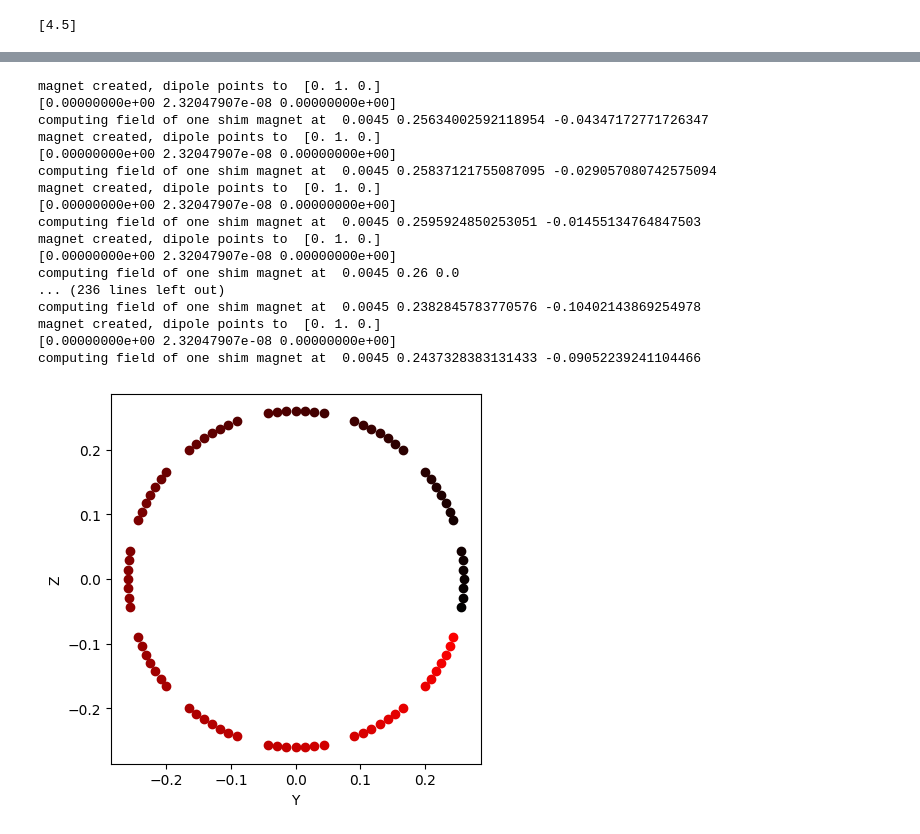
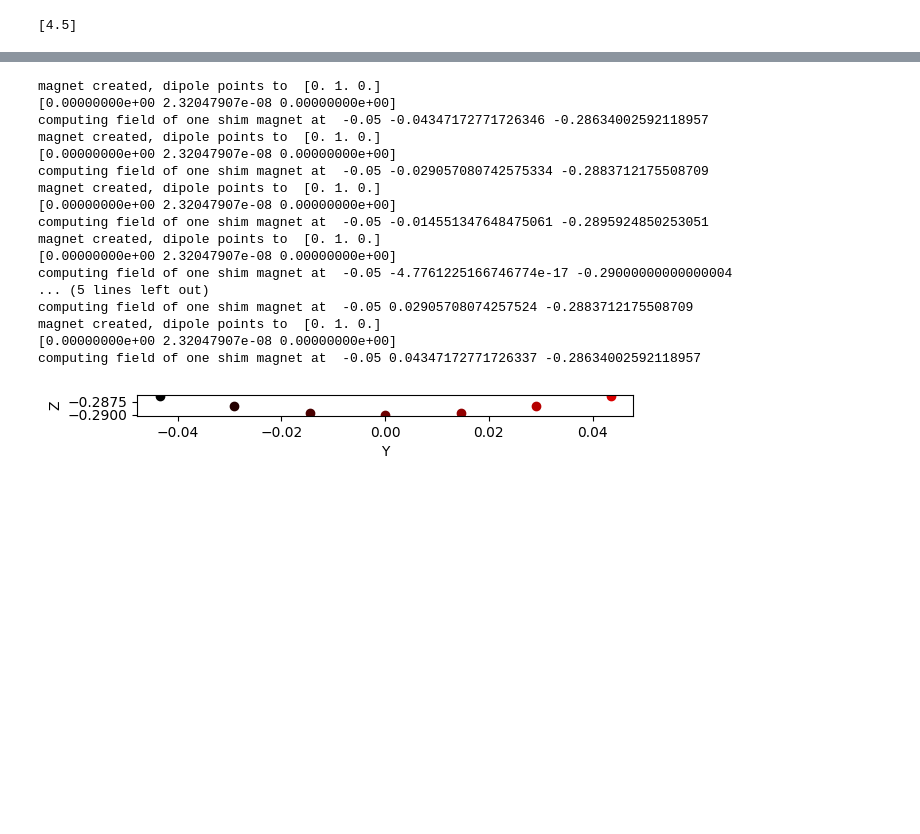
Before and after one commit to rst030/cosi-measure, a Jupyter notebook: Software/COSI2/test_BANANA_1_INSERT_.ipynb, the cells around one changed output, grey strips where cells are left out. Saved outputs shown, nothing was run; the diff lists cells and outputs as text; code cells hidden in the pictures; blank space fills up the shorter version.

```diff
--- a/Software/COSI2/test_BANANA_1_INSERT_.ipynb
+++ b/Software/COSI2/test_BANANA_1_INSERT_.ipynb
@@ -38,12 +38,12 @@ print(r_centered_rotated_shifted)
 
 import numpy as np
 import b0
-b0map_iter1 = b0.b0()
+b0map_banana = b0.b0()
 #filename_to_import_csv_data_from = r'./data/240731/newinit_norings_240812_bvals_shifted.csv'
-filename_to_import_csv_data_from = r'./data/240619/Thursday_ball_R120_12pts_bvals_shifted.csv'
+filename_to_import_csv_data_from = r'./data/240731/ONE_INSERT_Z-260Y0X-90_R120_12pts_bvals_shifted.csv'
 
-b0map_iter1.import_from_csv(filename_to_import_csv_data_from,eulers=[90,0,-90])
-b0map_iter1.transfer_coordinates_of_the_path_from_cosi_to_magnet(filtering=1.1,onesign=True)
+b0map_banana.import_from_csv(filename_to_import_csv_data_from,eulers=[90,0,-90])
+b0map_banana.transfer_coordinates_of_the_path_from_cosi_to_magnet(filtering=1.1,onesign=True)
 
 
 # change coordinates to magnet
@@ -78,19 +95,19 @@ print(np.nanmax(b0map_iter1.b0Data[:,:,:,0]))
 # %%
 
 # spherical decomposition
-diameter_of_sphere = b0map_iter1.path.radius*2
+diameter_of_sphere = b0map_banana.path.radius*2
 order = 17
 resolution_of_sph_decomp = 10
 print(diameter_of_sphere)
 
 #b0map_before.fitSphericalHarmonics(maxorder=order,dsv=diameter_of_sphere,resol=resolution_of_sph_decomp)
 #b0map_after.fitSphericalHarmonics(maxorder=order,dsv=diameter_of_sphere,resol=resolution_of_sph_decomp)
-b0map_iter1.fitSphericalHarmonics(maxorder=order,dsv=diameter_of_sphere,resol=resolution_of_sph_decomp)
+b0map_banana.fitSphericalHarmonics(maxorder=order,dsv=diameter_of_sphere,resol=resolution_of_sph_decomp)
 
-resolution_of_sph_fit=8
+resolution_of_sph_fit=10
 print('interpolating field with sph order %d, resol %.0f mm'%(order,resolution_of_sph_fit))
 
 #b0map_before.interpolateField(resol=resolution_of_sph_fit,dsv=diameter_of_sphere)
 #b0map_after.interpolateField(resol=resolution_of_sph_fit,dsv=diameter_of_sphere)
-b0map_iter1.interpolateField(resol=resolution_of_sph_fit,dsv=diameter_of_sphere)
+b0map_banana.interpolateField(resol=resolution_of_sph_fit,dsv=diameter_of_sphere)
 # %% [output]
@@ -254,13 +271,15 @@ for ringPosition in ringPositions:
         for magAngle in magAngles:
             position = [ringPosition,shimRadius*np.cos((segmentAngle+magAngle)*np.pi/180), shimRadius*np.sin((segmentAngle+magAngle)*np.pi/180)]
             # ONLY INSERT 3, y~0, min(|z|)
-            #if (segmentAngle > 360/12*(insert_nr-0.5)) and (segmentAngle < 360/12*(insert_nr+0.5)):
+            if (segmentAngle > 360/12*(insert_nr-0.5)) and (segmentAngle < 360/12*(insert_nr+0.5)):
                 # choose only Ring 0:
-                #if ringPosition == ringPositions[0]:
-                    #position[0] = -0.07 #!!!!! TEMP!!!!!
-                    #position[2] -=0.03 #!!!!! TEMP!!!!!
+                if ringPosition == ringPositions[0]:
+                    position[0] = -0.05 #!!!!! TEMP!!!!!
+                    #position[1] +=0.0 #!!!!! TEMP!!!!!
+                    position[2] -=0.03 #!!!!! TEMP!!!!!
+
                     #print(360/12*(insert_nr-0.5),360/12*(insert_nr+0.5))
-            positions.append(position)
+                    positions.append(position)
 
 print(len(positions))
 
@@ -297,53 +308,53 @@ plt.xlabel('Y')
 plt.ylabel('Z')
 
 
-initialField = b0map_iter1.interpolatedField
+initialField = b0map_banana.interpolatedField
 numMags = len(positions)
 
 # making coordinate grid
-xPts = b0map_iter1.xDim_SPH_fine# np.linspace(min(xvals),max(xvals),int((max(xvals)-min(xvals))/resol))
-yPts = b0map_iter1.yDim_SPH_fine# np.linspace(min(yvals),max(yvals),int((max(yvals)-min(yvals))/resol))
-zPts = b0map_iter1.zDim_SPH_fine# np.linspace(min(zvals),max(zvals),int((max(zvals)-min(zvals))/resol))
+xPts = b0map_banana.xDim_SPH_fine# np.linspace(min(xvals),max(xvals),int((max(xvals)-min(xvals))/resol))
+yPts = b0map_banana.yDim_SPH_fine# np.linspace(min(yvals),max(yvals),int((max(yvals)-min(yvals))/resol))
+zPts = b0map_banana.zDim_SPH_fine# np.linspace(min(zvals),max(zvals),int((max(zvals)-min(zvals))/resol))
 
 
 xgrid,ygrid,zgrid = np.meshgrid(xPts,yPts,zPts,indexing='ij')
 
 coordinate_grid = [xgrid,ygrid,zgrid]
 
 magnetFields = np.zeros((np.shape(initialField)+(3,numMags)), dtype = np.float32)
 
 from utils import shimming_magnet
 
 shimming_magnets = []
 
 for idx1, position in enumerate(positions):
     magnet = shimming_magnet.shimming_magnet(position=position,rotation_yz=0)
     magnet.bRem = bRem # 1.35 T
     magnet.render_field(grid=coordinate_grid)
     magnetFields[:,:,:,:,idx1] = magnet.OLD_singleMagnet(position=position,grid = coordinate_grid)[:,:,:,:] #singleMagnet(position, grid=coordinate_grid)
 
     shimming_magnets.append(magnet)
 
 magnetFields *= 1e3
 # %% [output]
 magnet created, dipole points to  [0. 1. 0.]
 [0.00000000e+00 2.32047907e-08 0.00000000e+00]
-computing field of one shim magnet at  0.0045 0.25634002592118954 -0.04347172771726347
+computing field of one shim magnet at  -0.05 -0.04347172771726346 -0.28634002592118957
 magnet created, dipole points to  [0. 1. 0.]
 [0.00000000e+00 2.32047907e-08 0.00000000e+00]
-computing field of one shim magnet at  0.0045 0.25837121755087095 -0.029057080742575094
+computing field of one shim magnet at  -0.05 -0.029057080742575334 -0.2883712175508709
 magnet created, dipole points to  [0. 1. 0.]
 [0.00000000e+00 2.32047907e-08 0.00000000e+00]
-computing field of one shim magnet at  0.0045 0.2595924850253051 -0.01455134764847503
+computing field of one shim magnet at  -0.05 -0.014551347648475061 -0.2895924850253051
 magnet created, dipole points to  [0. 1. 0.]
 [0.00000000e+00 2.32047907e-08 0.00000000e+00]
-computing field of one shim magnet at  0.0045 0.26 0.0
-... (236 lines left out)
-computing field of one shim magnet at  0.0045 0.2382845783770576 -0.10402143869254978
+computing field of one shim magnet at  -0.05 -4.7761225166746774e-17 -0.29000000000000004
+... (5 lines left out)
+computing field of one shim magnet at  -0.05 0.02905708074257524 -0.2883712175508709
 magnet created, dipole points to  [0. 1. 0.]
 [0.00000000e+00 2.32047907e-08 0.00000000e+00]
-computing field of one shim magnet at  0.0045 0.2437328383131433 -0.09052239241104466
+computing field of one shim magnet at  -0.05 0.04347172771726337 -0.28634002592118957
-[figure, old version]
+[figure, new version]
 # %%
 # cheap vs real fields
 # DO NOT RUN
```
Also changed, not shown: parts of 25 cells of this notebook, 18 other files.
